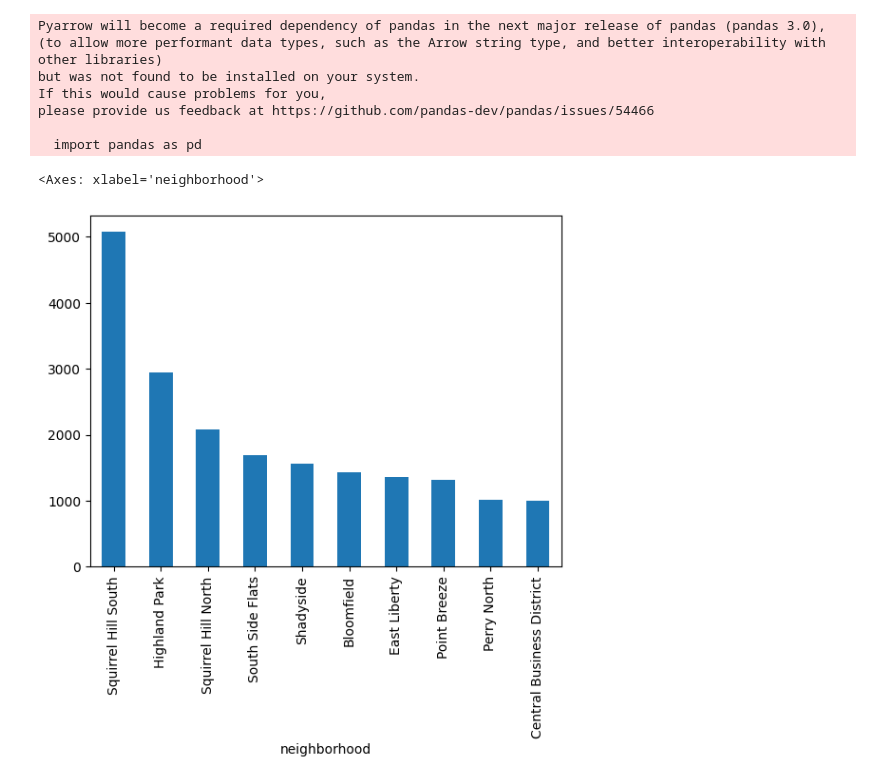
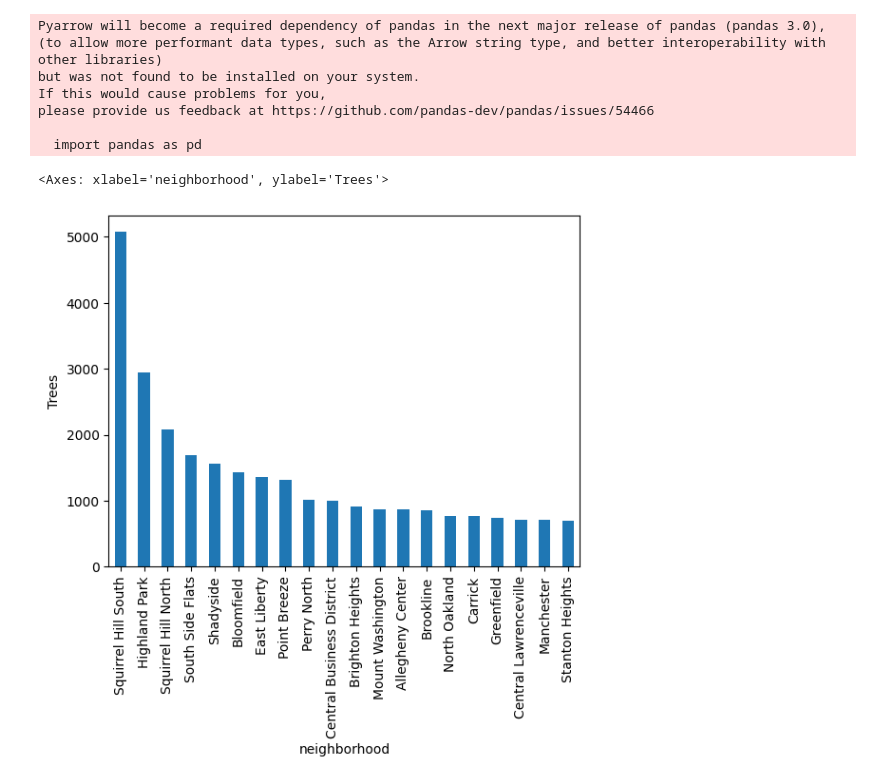
Before and after one commit to rlb131/CMPINF-0010-Final-Project, a Jupyter notebook: trees.ipynb, the cells around one changed output. Drawn from its saved outputs; the diff is of its cells as text; code cells hidden in the pictures.

```diff
--- a/trees.ipynb
+++ b/trees.ipynb
@@ -14,11 +14,11 @@ please provide us feedback at https://github.com/pandas-dev/pandas/issues/54466
 # %%
 trees = pd.read_csv("trees.csv")
 tree_counts = trees["neighborhood"].value_counts().sort_values(ascending=False)
 
 plt.xlabel("Neighborhood")
 plt.ylabel("Trees")
 
-tree_counts[:10].plot(kind='bar')
+tree_counts[:20].plot(kind='bar')
 # %% [output]
-<Axes: xlabel='neighborhood'>
+<Axes: xlabel='neighborhood', ylabel='Trees'>
-[figure, old version]
+[figure, new version]
```
Also changed, not shown: 3 other files.
